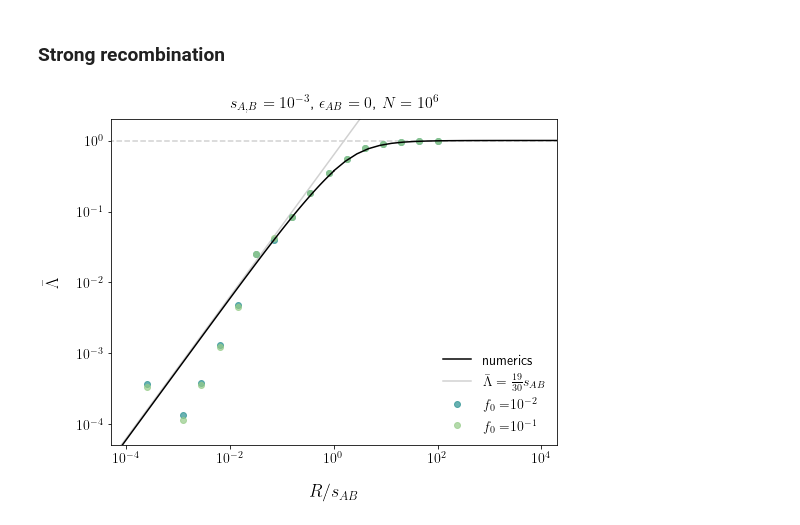
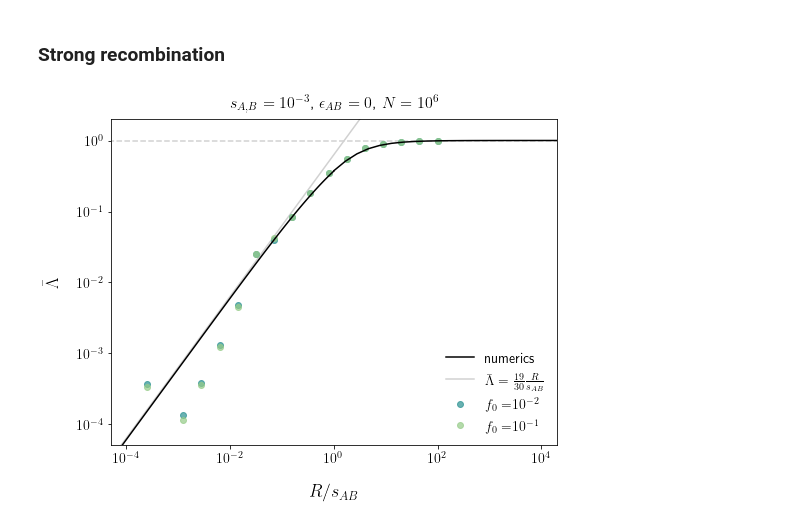
Before and after one commit to alyulina/linkage-equilibrium, a Jupyter notebook: numerics/lambda_numerics.ipynb, the cells around one changed output. Drawn from its saved outputs; the diff is of its cells as text; code cells hidden in the pictures.

```diff
--- a/numerics/lambda_numerics.ipynb
+++ b/numerics/lambda_numerics.ipynb
@@ -370,32 +370,32 @@ for j, f in enumerate(points['r_selAB=1e-3']['fs']):
         ys.append(points[regime]['nums'][i, j] / points[regime]['denoms'][i, j])
 
     if j == 22:
-        plt.loglog(xs, [x * 19 / 60 * 2 for x in xs], color=grey, label="$\\bar{\\Lambda} = \\frac{19}{30}s_{AB}$")
+        plt.loglog(xs, [x * 19 / 60 * 2 for x in xs], color=grey, label="$\\bar{\\Lambda} = \\frac{19}{30}\\frac{R}{s_{AB}}$")
 
     if j == len(points['r_selAB=1e-3']['fs']) - 1:
         color = colors[-1]
     else:
         color = colors[0]
 
     plt.loglog(xs, ys, 'o', color=color, alpha=0.7,  label='$f_0=$' + "$10^{" + '{:0.0f}'.format(math.log10(f)) + "}$")
 
 
 plt.xticks([1e-4, 1e-2, 1e0, 1e2, 1e4],
            ['$10^{-4}$', '$10^{-2}$', '$10^{0}$', '$10^{2}$', '$10^{4}$'])
 plt.yticks([1e-4, 1e-3, 1e-2, 1e-1, 1e0],
            ['$10^{-4}$', '$10^{-3}$', '$10^{-2}$', '$10^{-1}$', '$10^{0}$'])
 plt.ylim([5e-5, 2])
 plt.xlim([5e-5, 2e4])
 
 plt.minorticks_off()
 plt.tick_params(axis='both', labelsize=14)
 
 plt.ylabel("$\\bar{\\Lambda}$", fontsize=18, labelpad=16)
 plt.xlabel("$R / s_{AB}$", fontsize=18, labelpad=18)
 plt.title("$s_{A,B} = 10^{-3}$" + ", " + "$\epsilon_{AB} = 0$" + ", " + "$N = 10^6$", fontsize=16, pad=12)
 
 plt.legend(frameon=False,fontsize=14,loc='lower right');
 
 # plt.savefig('selection_fig_sAB=1e-3_r_s.png',dpi=600,bbox_inches='tight')
 # %% [output]
-[figure, old version]
+[figure, new version]
```
Also changed, not shown: 3 other files.
